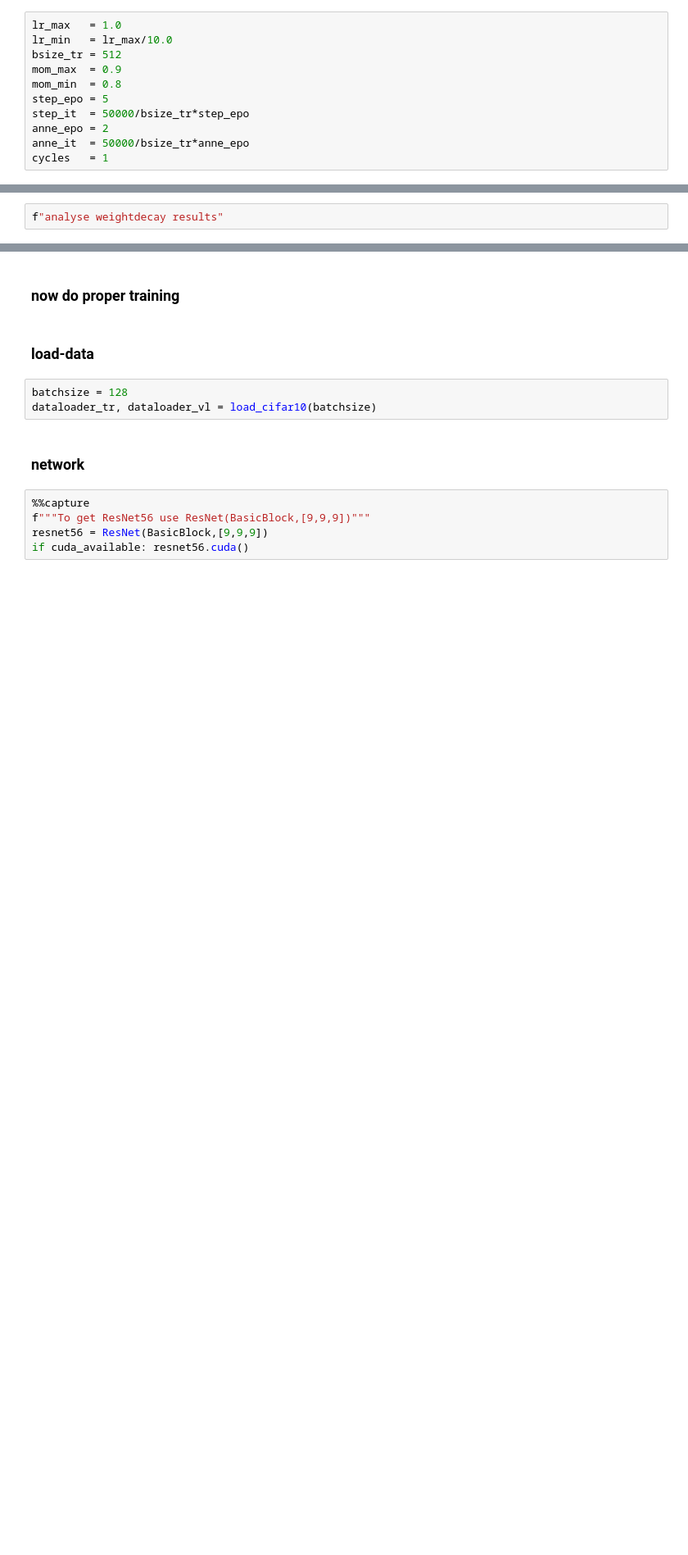
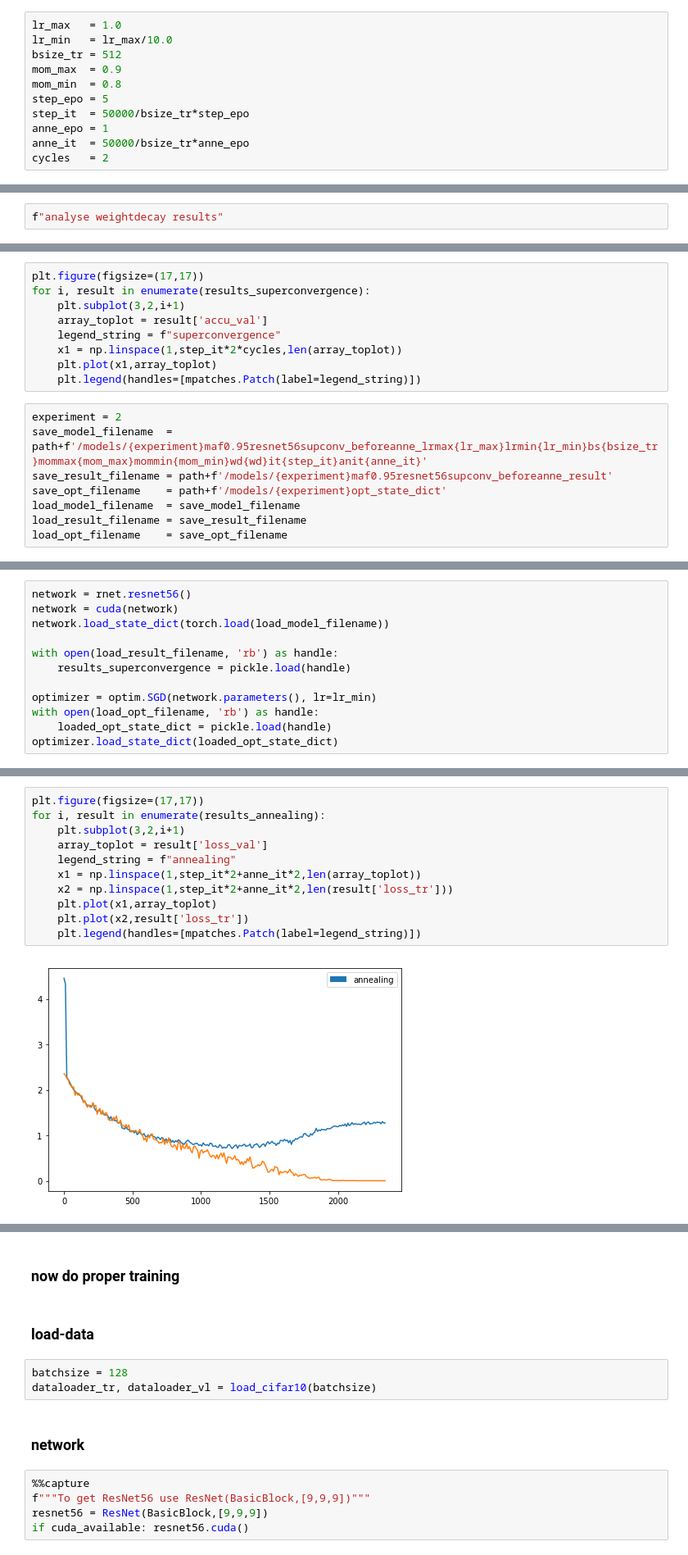
Before and after one commit to khushdeep-singh/DD2424project, a Jupyter notebook: assignmentforsaturdayOla.ipynb, the cells around one changed output, grey strips where cells are left out. Shown: that part at 82% size. Saved outputs shown, nothing was run; the diff lists cells and outputs as text; blank space fills up the shorter version.

Commit message:
experimenting with annealing

```diff
--- a/assignmentforsaturdayOla.ipynb
+++ b/assignmentforsaturdayOla.ipynb
@@ -272,9 +275,9 @@ mom_max  = 0.9
 mom_min  = 0.8
 step_epo = 5
 step_it  = 50000/bsize_tr*step_epo
-anne_epo = 2
+anne_epo = 1
 anne_it  = 50000/bsize_tr*anne_epo
-cycles   = 1
+cycles   = 2
 # %% [markdown]
 in hyperparameter1 the number of steps up and down are described in epochs – which depends on the batchsize
 cifar10 has 50.000 images. each epoch has 50000/bsize_tr steps
@@ -366,0 +405,17 @@ f"analyse weightdecay results"
+# %%
+plt.figure(figsize=(17,17))
+for i, result in enumerate(results_superconvergence):
+    plt.subplot(3,2,i+1)
+    array_toplot = result['accu_val']
+    legend_string = f"superconvergence"
+    x1 = np.linspace(1,step_it*2*cycles,len(array_toplot))
+    plt.plot(x1,array_toplot)
+    plt.legend(handles=[mpatches.Patch(label=legend_string)])
+# %%
+experiment = 2
+save_model_filename  = path+f'/models/{experiment}maf0.95resnet56supconv_beforeanne_lrmax{lr_max}lrmin{lr_min}bs{bsize_tr}mommax{mom_max}mommin{mom_min}wd{wd}it{step_it}anit{anne_it}'
+save_result_filename = path+f'/models/{experiment}maf0.95resnet56supconv_beforeanne_result'
+save_opt_filename    = path+f'/models/{experiment}opt_state_dict'
+load_model_filename  = save_model_filename
+load_result_filename = save_result_filename
+load_opt_filename    = save_opt_filename
@@ -366,0 +435,12 @@ f"analyse weightdecay results"
+# %%
+network = rnet.resnet56()
+network = cuda(network)
+network.load_state_dict(torch.load(load_model_filename))
+
+with open(load_result_filename, 'rb') as handle:
+    results_superconvergence = pickle.load(handle)
+
+optimizer = optim.SGD(network.parameters(), lr=lr_min)
+with open(load_opt_filename, 'rb') as handle:
+    loaded_opt_state_dict = pickle.load(handle)
+optimizer.load_state_dict(loaded_opt_state_dict)
@@ -366,0 +517,13 @@ f"analyse weightdecay results"
+# %%
+plt.figure(figsize=(17,17))
+for i, result in enumerate(results_annealing):
+    plt.subplot(3,2,i+1)
+    array_toplot = result['loss_val']
+    legend_string = f"annealing"
+    x1 = np.linspace(1,step_it*2+anne_it*2,len(array_toplot))
+    x2 = np.linspace(1,step_it*2+anne_it*2,len(result['loss_tr']))
+    plt.plot(x1,array_toplot)
+    plt.plot(x2,result['loss_tr'])
+    plt.legend(handles=[mpatches.Patch(label=legend_string)])
+# %% [output]
+[figure, added]
```
Also changed, not shown: parts of 21 cells of this notebook, 6 other files.
